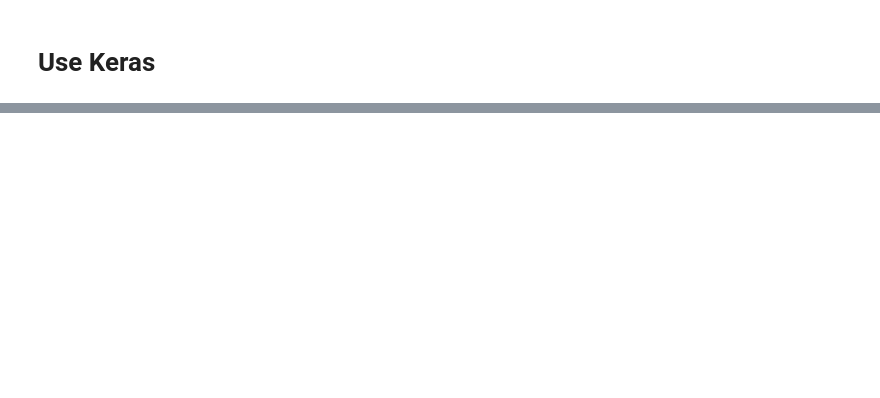
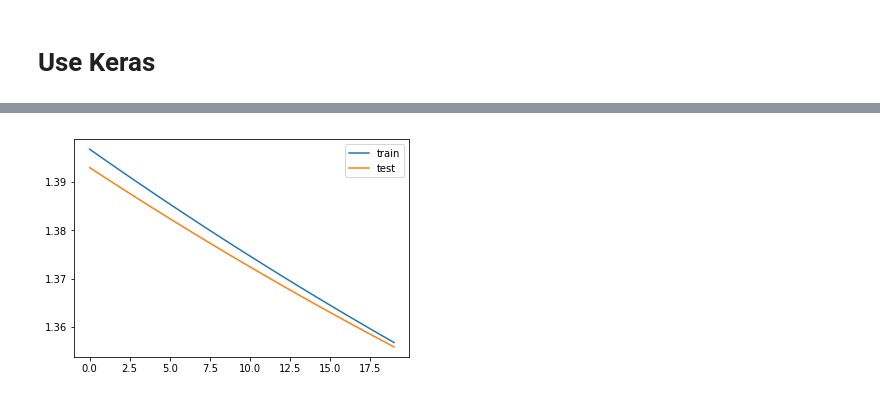
Before and after one commit to MMAITeamDufferin/excel-together, a Jupyter notebook: DLProject_Models_Keras_Daiyi.ipynb, the cells around one changed output, grey strips where cells are left out. Cells and saved outputs as stored; diff of their text form; code cells hidden in the pictures; blank space fills up the shorter version.

```diff
--- a/DLProject_Models_Keras_Daiyi.ipynb
+++ b/DLProject_Models_Keras_Daiyi.ipynb
@@ -253,0 +216,7 @@ model_3.save('DD_model_3.h5')
+# %%
+plt.plot(history_02.history['loss'], label='train')
+plt.plot(history_02.history['val_loss'], label='test')
+plt.legend()
+plt.show()
+# %% [output]
+[figure, added]
```
Also changed, not shown: parts of 47 cells of this notebook.
